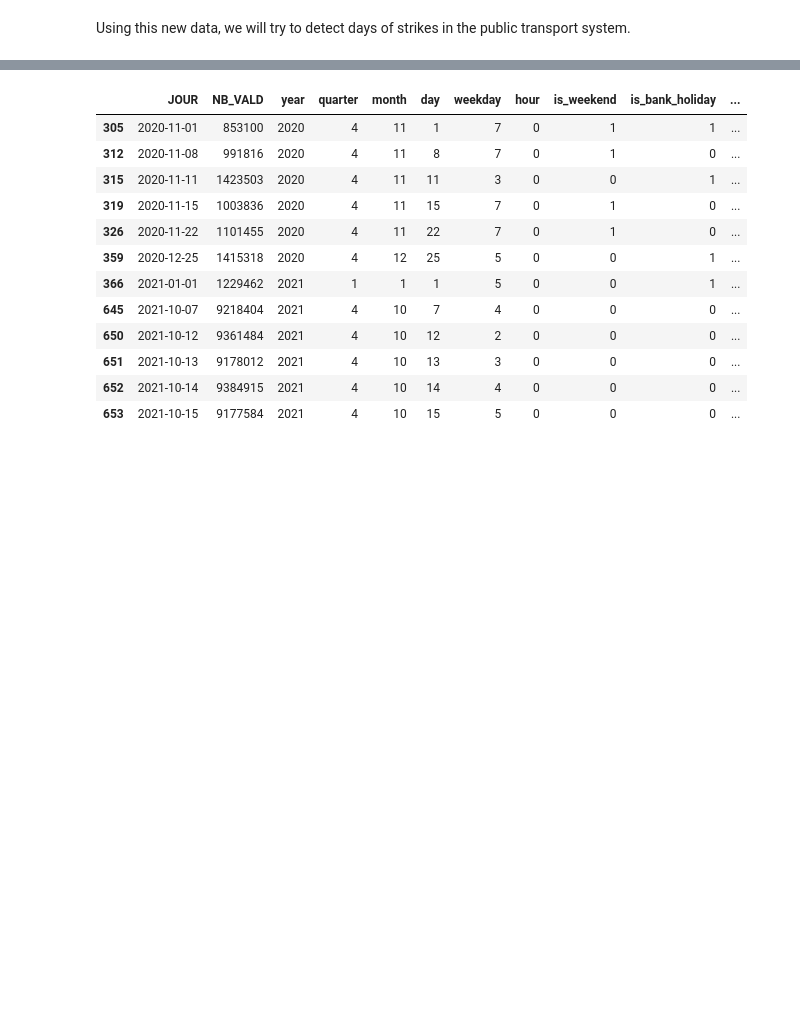
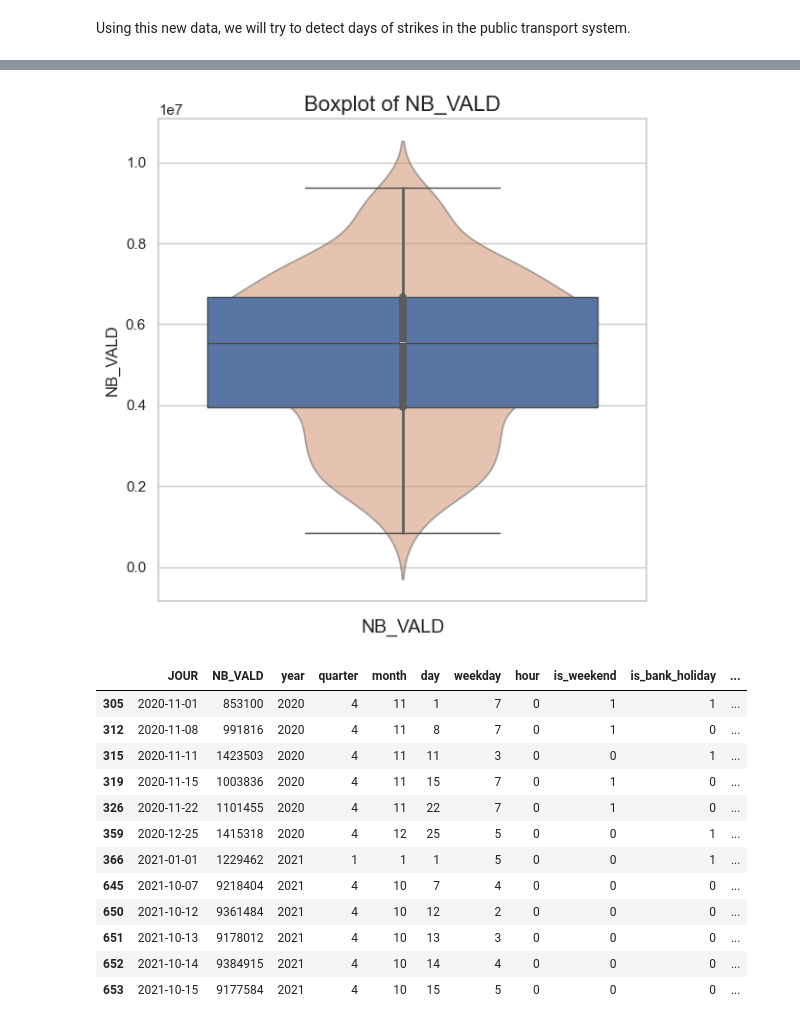
Before and after one commit to p-haas/bike_counters, a Jupyter notebook: WIP/eda_notebook.ipynb, the cells around one changed output, grey strips where cells are left out. Drawn from its saved outputs; the diff is of its cells as text; code cells hidden in the pictures; blank space fills up the shorter version.

```diff
--- a/WIP/eda_notebook.ipynb
+++ b/WIP/eda_notebook.ipynb
@@ -1069,3 +1172,23 @@ plt.show()
+# %%
+# Create a fancy boxplot
+fig, ax = plt.subplots(figsize=(6, 6))
+
+# Plot boxplot for 'NB_VALD'
+sns.boxplot(ax=ax, y=daily_transport["NB_VALD"])
+plt.setp(ax.artists, alpha=0.5)
+
+# Optionally, add a violin plot for additional visualization
+sns.violinplot(ax=ax, y=daily_transport["NB_VALD"])
+plt.setp(ax.collections, alpha=0.5)
+
+ax.set_title("Boxplot of NB_VALD", fontsize=16)
+ax.set_xlabel("NB_VALD", fontsize=14)
+ax.tick_params(axis="x", rotation=45)
+
+plt.tight_layout()
+plt.show()
+# %% [output]
+[figure, added]
 # %%
 avg_daily_transport = daily_transport["NB_VALD"].mean()
 std_daily_transport = daily_transport["NB_VALD"].std()
```
Also changed, not shown: parts of 26 cells of this notebook, 2 other files.
